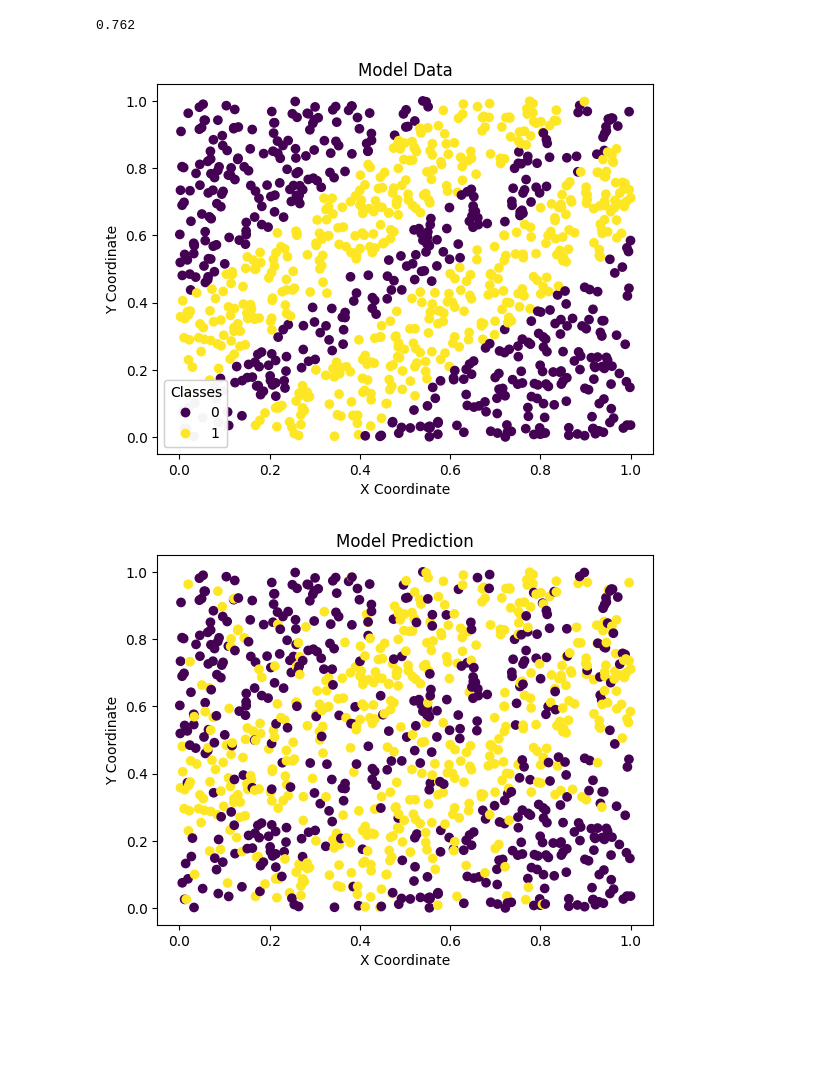
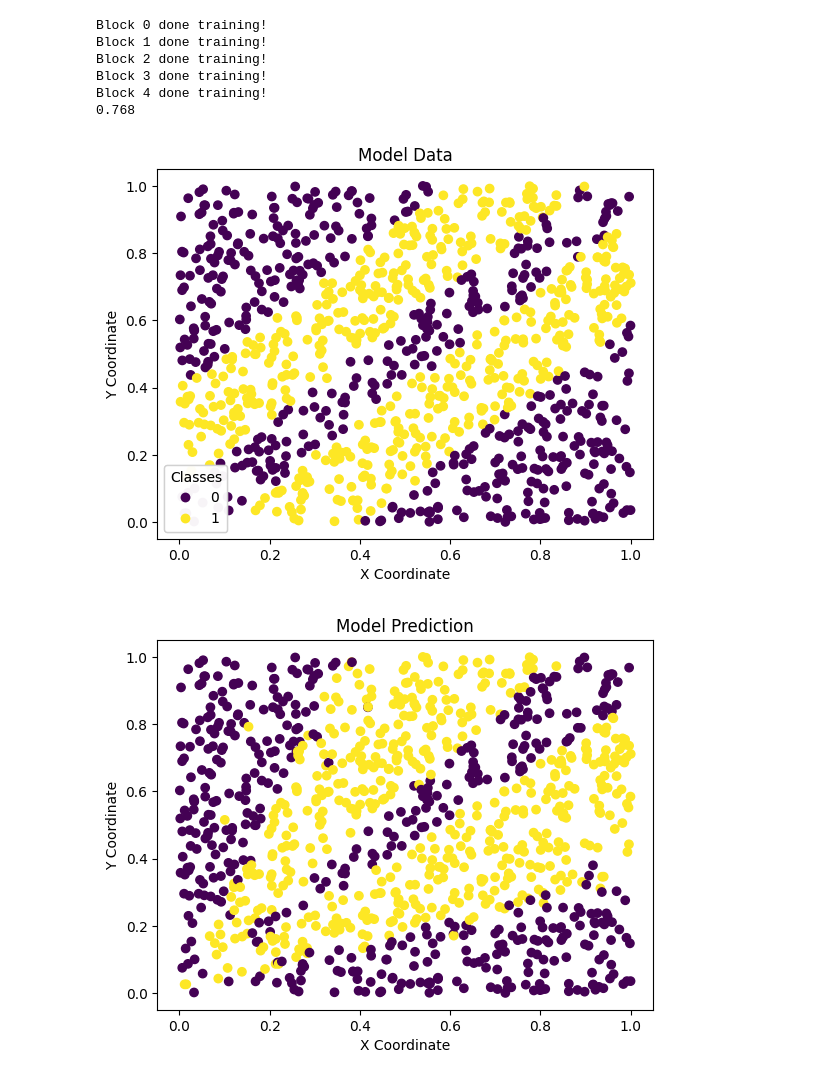
Before and after one commit to Pirate-Hunter-Zoro/Artificial-Intelligence, a Jupyter notebook: KNN/knn_implementation/knn.ipynb, the cells around one changed output. Drawn from its saved outputs; the diff is of its cells as text; code cells hidden in the pictures; blank space fills up the shorter version.

```diff
--- a/KNN/knn_implementation/knn.ipynb
+++ b/KNN/knn_implementation/knn.ipynb
@@ -289,8 +309,13 @@ trainer.plot_predictions()
-# %%
-
-trainer.train_error()
-trainer.plot_predictions()
-# %% [output]
-0.762
-[figure, removed]
-[figure, removed]
+# %%
+trainer = KNearesetNeighborsTrainer(file_name="labeled-examples", delimiter=" ", id_column_name="id", classification_column_name="class", k=10, n=5)
+trainer.train_all()
+trainer.plot_predictions()
+# %% [output]
+Block 0 done training!
+Block 1 done training!
+Block 2 done training!
+Block 3 done training!
+Block 4 done training!
+0.768
+[figure, added]
+[figure, added]
```
Also changed, not shown: parts of 4 cells of this notebook, 6 other files.
